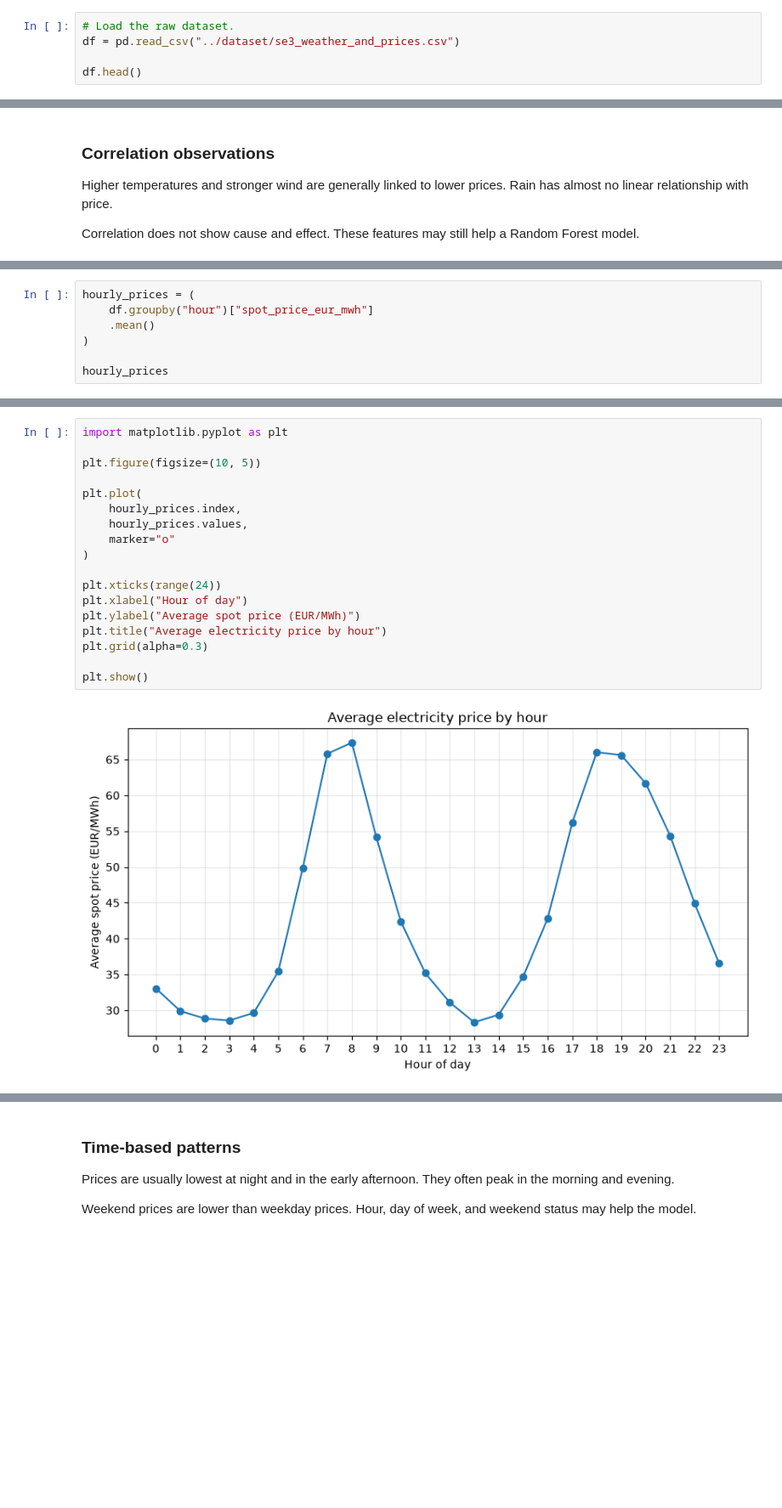
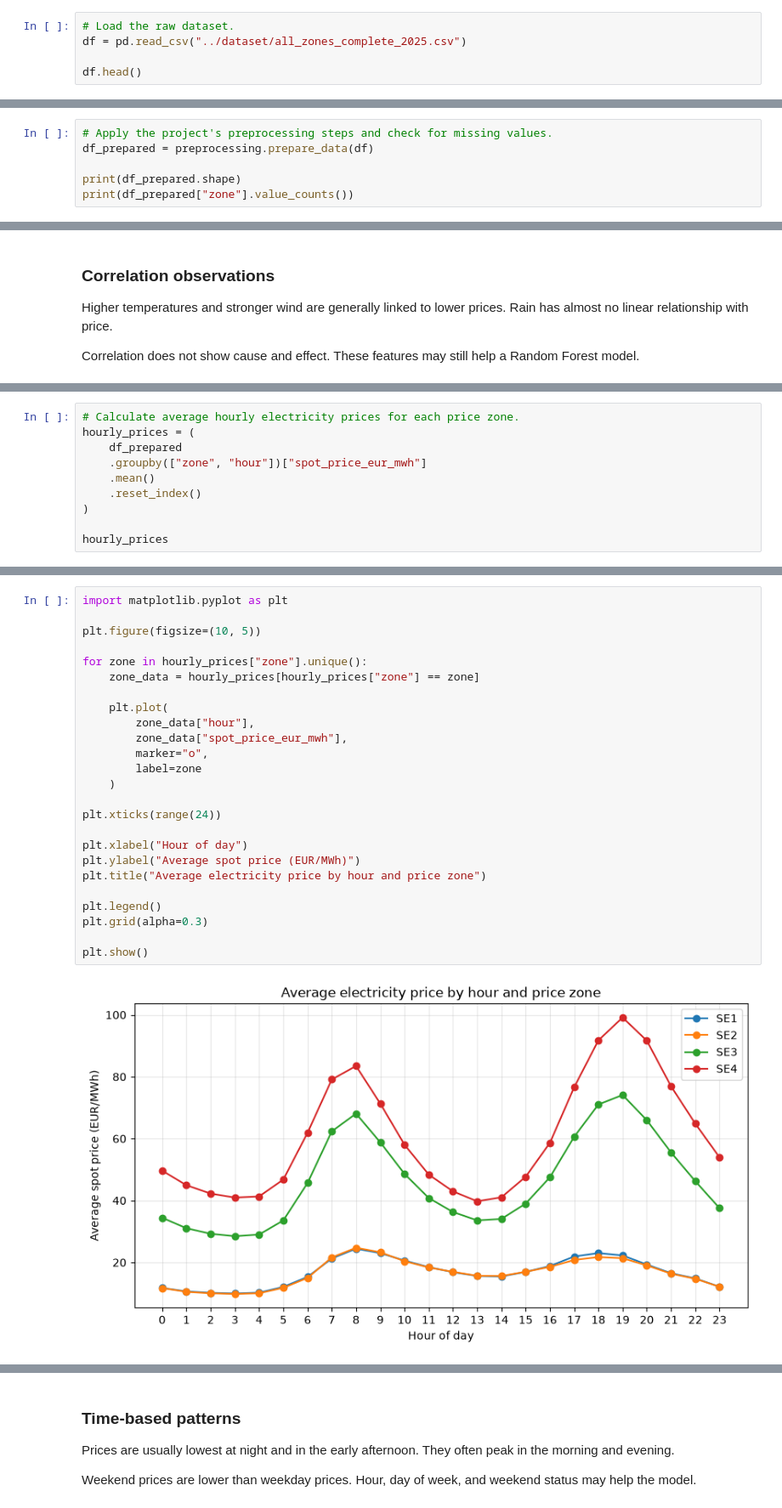
Before and after one commit to Grevendev/Predictor, a Jupyter notebook: models/eda.ipynb, the cells around one changed output, grey strips where cells are left out. Shown at 85% size. Cells and saved outputs as stored; diff of their text form; blank space fills up the shorter version.

```diff
--- a/models/eda.ipynb
+++ b/models/eda.ipynb
@@ -19,6 +22,6 @@ import matplotlib.pyplot as plt
 # %%
 # Load the raw dataset.
-df = pd.read_csv("../dataset/se3_weather_and_prices.csv")
+df = pd.read_csv("../dataset/all_zones_complete_2025.csv")
 
 df.head()
 # %% [output]
@@ -54,0 +39,6 @@ df.shape
+# %%
+# Apply the project's preprocessing steps and check for missing values.
+df_prepared = preprocessing.prepare_data(df)
+
+print(df_prepared.shape)
+print(df_prepared["zone"].value_counts())
@@ -289,7 +382,10 @@ df["is_weekend"] = (df["day_of_week"] >= 5).astype(int)
 # %%
+# Calculate average hourly electricity prices for each price zone.
 hourly_prices = (
-    df.groupby("hour")["spot_price_eur_mwh"]
+    df_prepared
+    .groupby(["zone", "hour"])["spot_price_eur_mwh"]
     .mean()
+    .reset_index()
 )
 
 hourly_prices
@@ -314,21 +406,28 @@ Name: spot_price_eur_mwh, dtype: float64
 # %%
 import matplotlib.pyplot as plt
 
 plt.figure(figsize=(10, 5))
 
-plt.plot(
-    hourly_prices.index,
-    hourly_prices.values,
-    marker="o"
-)
+for zone in hourly_prices["zone"].unique():
+    zone_data = hourly_prices[hourly_prices["zone"] == zone]
+
+    plt.plot(
+        zone_data["hour"],
+        zone_data["spot_price_eur_mwh"],
+        marker="o",
+        label=zone
+    )
 
 plt.xticks(range(24))
+
 plt.xlabel("Hour of day")
 plt.ylabel("Average spot price (EUR/MWh)")
-plt.title("Average electricity price by hour")
+plt.title("Average electricity price by hour and price zone")
+
+plt.legend()
 plt.grid(alpha=0.3)
 
 plt.show()
 # %% [output]
-[figure, old version]
+[figure, new version]
 # %%
```
Also changed, not shown: parts of 34 cells of this notebook, 1 other file.
